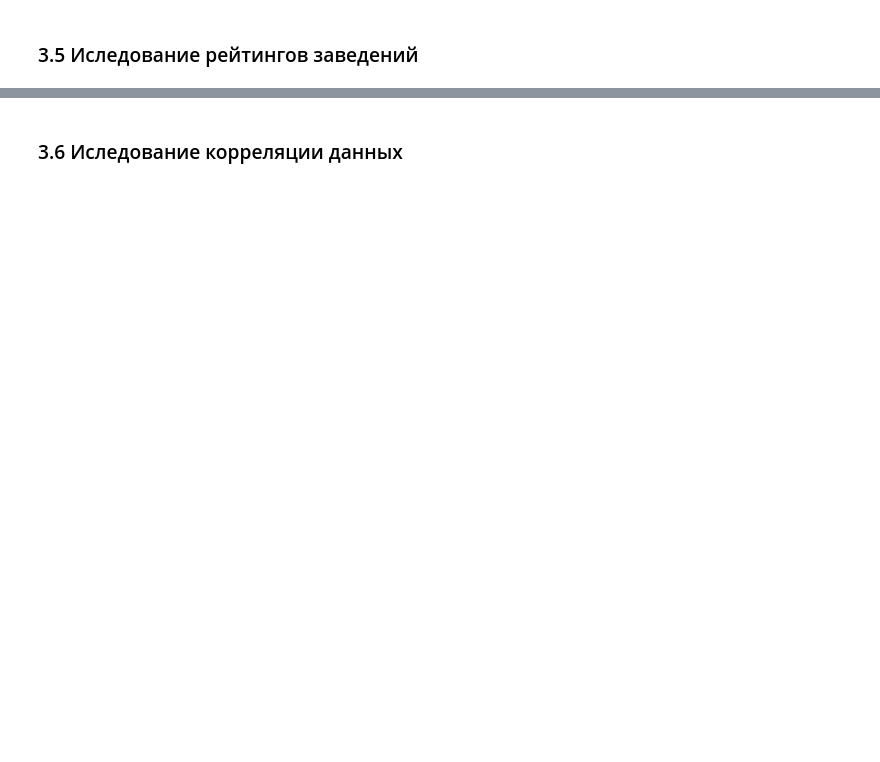
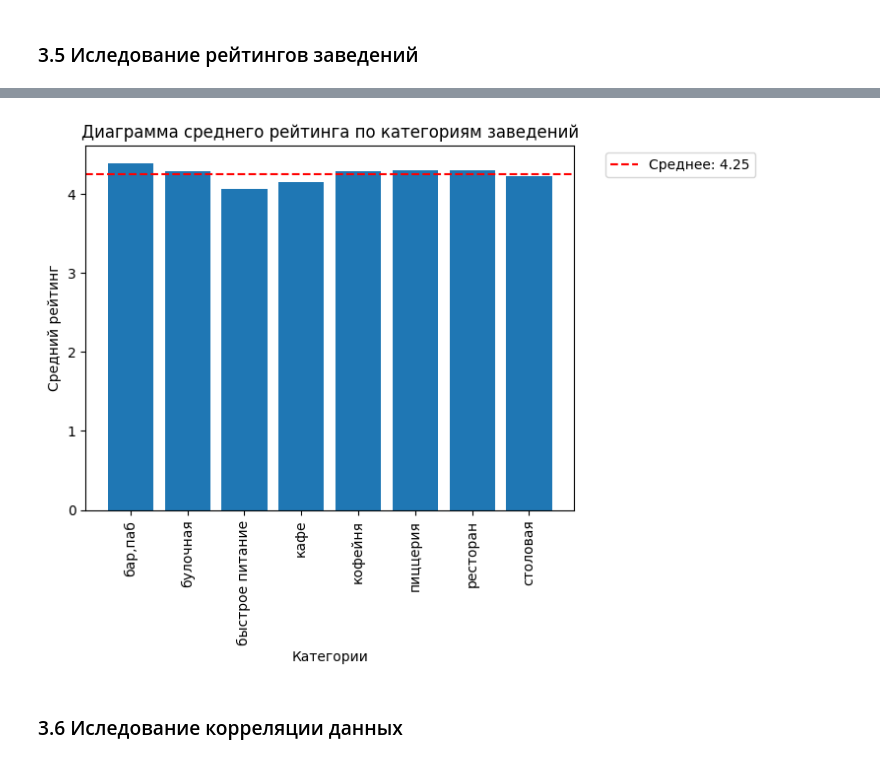
Before and after one commit to MEYakunin/Sprint7, a Jupyter notebook: Sprint7_Mikl_Yakunin.ipynb, the cells around one changed output, grey strips where cells are left out. Saved outputs shown, nothing was run; the diff lists cells and outputs as text; code cells hidden in the pictures; blank space fills up the shorter version.

```diff
--- a/Sprint7_Mikl_Yakunin.ipynb
+++ b/Sprint7_Mikl_Yakunin.ipynb
@@ -430,5 +691,5 @@ plt.show()
 # %% [markdown]
 ### 3.5 Иследование рейтингов заведений
 # %%
-df_category_rating = round(df.groupby('category')['rating'].mean().reset_index(name='среднее'), 2)
+df_category_rating = df.groupby('category')['rating'].mean().reset_index(name='среднее').round(2)
 df_category_rating
@@ -435,16 +706,23 @@ df_category_rating
 # %%
 plt.bar(df_category_rating['category'], df_category_rating['среднее'])
-plt.xticks(rotation=90)
 
 plt.axhline(
     df_category_rating['среднее'].mean(),
     color='red',
     linestyle='--',
     label=f'Среднее: {df_category_rating['среднее'].mean():.2f}'
 )
 
+# Настраиваем оформление графика
+plt.title('Диаграмма среднего рейтинга по категориям заведений')
+plt.xlabel('Категории')
+plt.ylabel('Средний рейтинг')
+plt.xticks(rotation=90)
 plt.legend(bbox_to_anchor=(1.05, 1), loc='upper left')
+
 plt.show()
+# %% [output]
+[figure, added]
 # %% [markdown]
 ### 3.6 Иследование корреляции данных
 # %%
```
Also changed, not shown: parts of 37 cells of this notebook.
